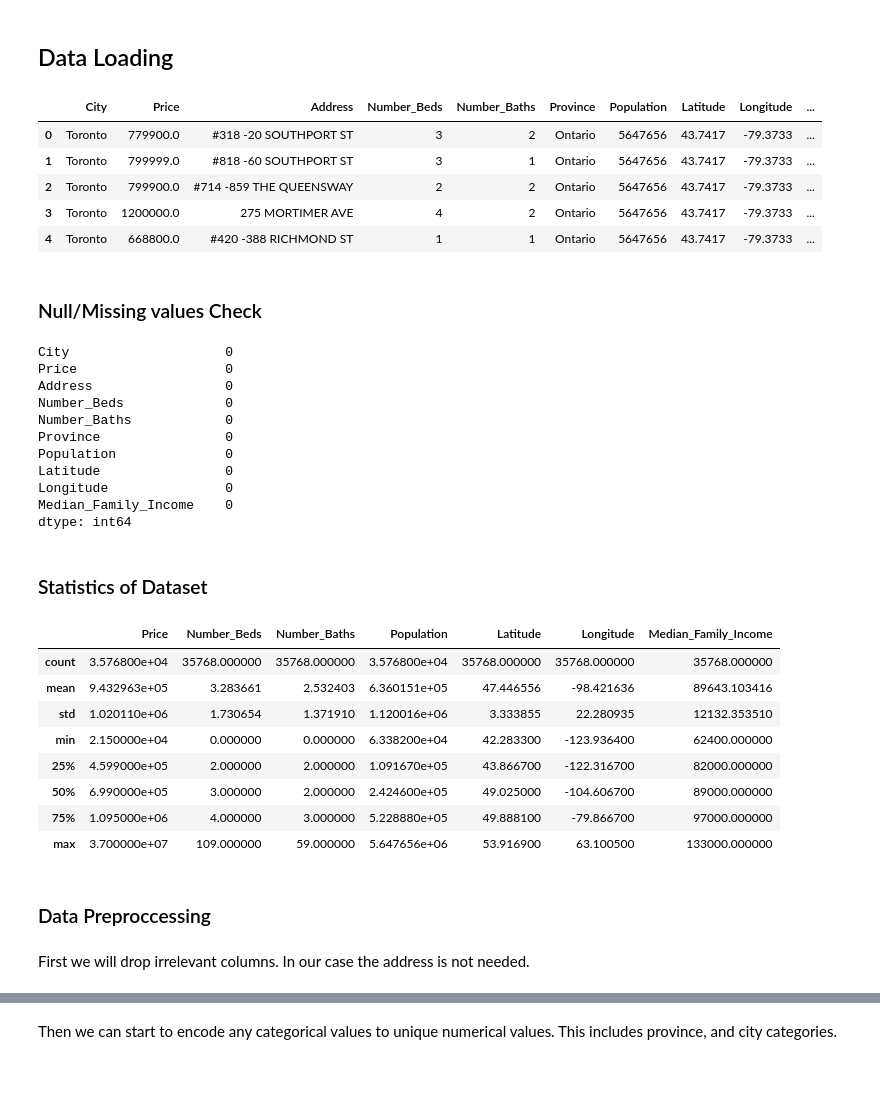
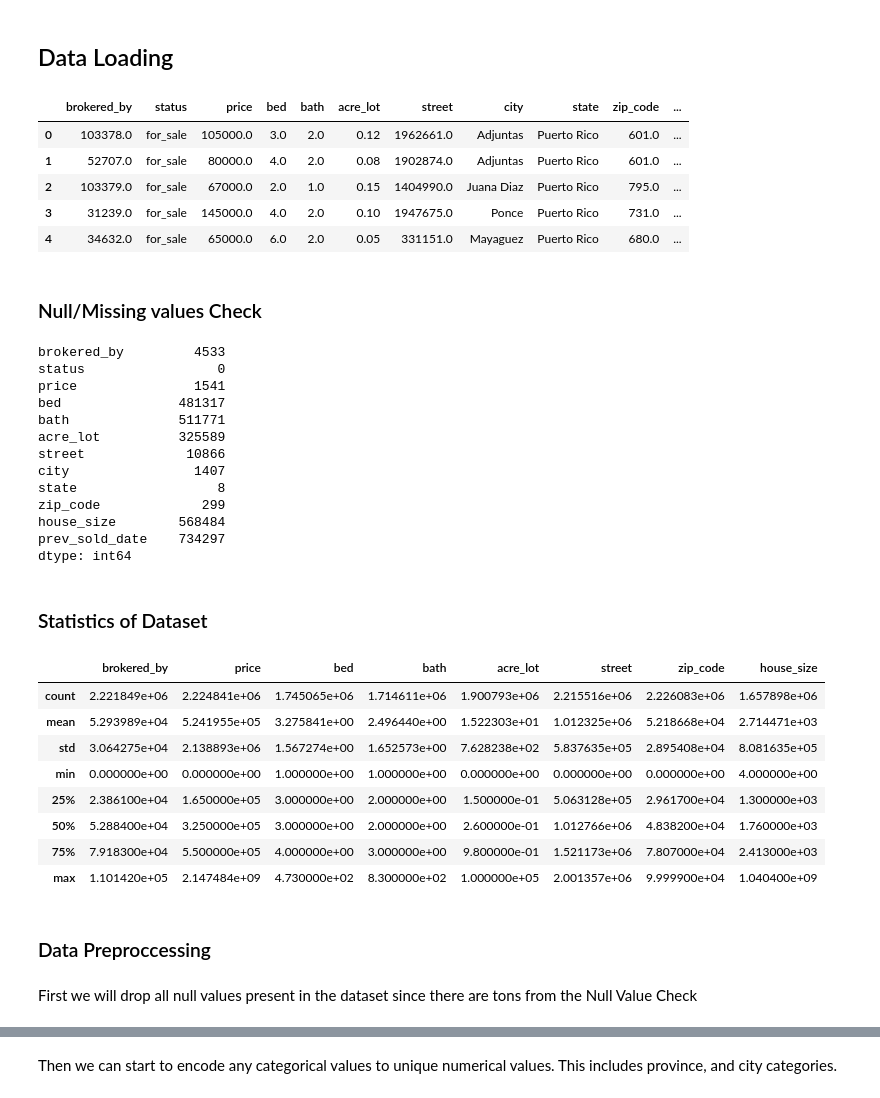
Before and after one commit to sandeepv6/house-prediction-tool, a Jupyter notebook: model/my_model.ipynb, the cells around one changed output, grey strips where cells are left out. Drawn from its saved outputs; the diff is of its cells as text; code cells hidden in the pictures.

```diff
--- a/model/my_model.ipynb
+++ b/model/my_model.ipynb
@@ -5,63 +5,63 @@
 # %%
 import pandas as pd
 import matplotlib
 import matplotlib.pyplot as plt
 import seaborn as sns
 import numpy as np
 import torch
 import torch.nn.functional as F
 from torch.utils.data import DataLoader, TensorDataset, random_split
 import pandas as pd
 import warnings
 warnings.filterwarnings('ignore')
 
-df = pd.read_csv('datasets/houselistings.csv', encoding='latin1')
+df = pd.read_csv('datasets/realtordataUS.csv', encoding='UTF-8')
 
 """ df['target'] = df['species'].replace({
     'Iris-setosa': 0,
     'Iris-versicolor': 1,
     'Iris-virginica': 2
 }) """
 
 df.head()
 # %% [output]
-|  | City | Price | Address | Number_Beds | Number_Baths | Province | Population | Latitude | Longitude | ... |
-| 0 | Toronto | 779900.0 | #318 -20 SOUTHPORT ST | 3 | 2 | Ontario | 5647656 | 43.7417 | -79.3733 | ... |
-| 1 | Toronto | 799999.0 | #818 -60 SOUTHPORT ST | 3 | 1 | Ontario | 5647656 | 43.7417 | -79.3733 | ... |
-| 2 | Toronto | 799900.0 | #714 -859 THE QUEENSWAY | 2 | 2 | Ontario | 5647656 | 43.7417 | -79.3733 | ... |
-| 3 | Toronto | 1200000.0 | 275 MORTIMER AVE | 4 | 2 | Ontario | 5647656 | 43.7417 | -79.3733 | ... |
-| 4 | Toronto | 668800.0 | #420 -388 RICHMOND ST | 1 | 1 | Ontario | 5647656 | 43.7417 | -79.3733 | ... |
+|  | brokered_by | status | price | bed | bath | acre_lot | street | city | state | zip_code | ... |
+| 0 | 103378.0 | for_sale | 105000.0 | 3.0 | 2.0 | 0.12 | 1962661.0 | Adjuntas | Puerto Rico | 601.0 | ... |
+| 1 | 52707.0 | for_sale | 80000.0 | 4.0 | 2.0 | 0.08 | 1902874.0 | Adjuntas | Puerto Rico | 601.0 | ... |
+| 2 | 103379.0 | for_sale | 67000.0 | 2.0 | 1.0 | 0.15 | 1404990.0 | Juana Diaz | Puerto Rico | 795.0 | ... |
+| 3 | 31239.0 | for_sale | 145000.0 | 4.0 | 2.0 | 0.10 | 1947675.0 | Ponce | Puerto Rico | 731.0 | ... |
+| 4 | 34632.0 | for_sale | 65000.0 | 6.0 | 2.0 | 0.05 | 331151.0 | Mayaguez | Puerto Rico | 680.0 | ... |
 # %% [markdown]
 ### Null/Missing values Check
 # %%
 print(df.isnull().sum())
 # %% [output]
-City                    0
-Price                   0
-Address                 0
-Number_Beds             0
-Number_Baths            0
-Province                0
-Population              0
-Latitude                0
-Longitude               0
-Median_Family_Income    0
+brokered_by         4533
+status                 0
+price               1541
+bed               481317
+bath              511771
+acre_lot          325589
+street             10866
+city                1407
+state                  8
+zip_code             299
+house_size        568484
+prev_sold_date    734297
 dtype: int64
 # %% [markdown]
 ### Statistics of Dataset
 # %%
 df.describe()
 # %% [output]
-|  | Price | Number_Beds | Number_Baths | Population | Latitude | Longitude | Median_Family_Income |
-| count | 3.576800e+04 | 35768.000000 | 35768.000000 | 3.576800e+04 | 35768.000000 | 35768.000000 | 35768.000000 |
-| mean | 9.432963e+05 | 3.283661 | 2.532403 | 6.360151e+05 | 47.446556 | -98.421636 | 89643.103416 |
-| std | 1.020110e+06 | 1.730654 | 1.371910 | 1.120016e+06 | 3.333855 | 22.280935 | 12132.353510 |
-| min | 2.150000e+04 | 0.000000 | 0.000000 | 6.338200e+04 | 42.283300 | -123.936400 | 62400.000000 |
-| 25% | 4.599000e+05 | 2.000000 | 2.000000 | 1.091670e+05 | 43.866700 | -122.316700 | 82000.000000 |
-| 50% | 6.990000e+05 | 3.000000 | 2.000000 | 2.424600e+05 | 49.025000 | -104.606700 | 89000.000000 |
-| 75% | 1.095000e+06 | 4.000000 | 3.000000 | 5.228880e+05 | 49.888100 | -79.866700 | 97000.000000 |
-| max | 3.700000e+07 | 109.000000 | 59.000000 | 5.647656e+06 | 53.916900 | 63.100500 | 133000.000000 |
+|  | brokered_by | price | bed | bath | acre_lot | street | zip_code | house_size |
+| count | 2.221849e+06 | 2.224841e+06 | 1.745065e+06 | 1.714611e+06 | 1.900793e+06 | 2.215516e+06 | 2.226083e+06 | 1.657898e+06 |
+| mean | 5.293989e+04 | 5.241955e+05 | 3.275841e+00 | 2.496440e+00 | 1.522303e+01 | 1.012325e+06 | 5.218668e+04 | 2.714471e+03 |
+| std | 3.064275e+04 | 2.138893e+06 | 1.567274e+00 | 1.652573e+00 | 7.628238e+02 | 5.837635e+05 | 2.895408e+04 | 8.081635e+05 |
+| min | 0.000000e+00 | 0.000000e+00 | 1.000000e+00 | 1.000000e+00 | 0.000000e+00 | 0.000000e+00 | 0.000000e+00 | 4.000000e+00 |
+| 25% | 2.386100e+04 | 1.650000e+05 | 3.000000e+00 | 2.000000e+00 | 1.500000e-01 | 5.063128e+05 | 2.961700e+04 | 1.300000e+03 |
+| 50% | 5.288400e+04 | 3.250000e+05 | 3.000000e+00 | 2.000000e+00 | 2.600000e-01 | 1.012766e+06 | 4.838200e+04 | 1.760000e+03 |
+| 75% | 7.918300e+04 | 5.500000e+05 | 4.000000e+00 | 3.000000e+00 | 9.800000e-01 | 1.521173e+06 | 7.807000e+04 | 2.413000e+03 |
+| max | 1.101420e+05 | 2.147484e+09 | 4.730000e+02 | 8.300000e+02 | 1.000000e+05 | 2.001357e+06 | 9.999900e+04 | 1.040400e+09 |
 # %% [markdown]
 ### Data Preproccessing
-# %% [markdown]
-First we will drop irrelevant columns. In our case the address is not needed.
@@ -69,0 +68,2 @@ df = df.drop(columns=['Address'])
+# %% [markdown]
+First we will drop all null values present in the dataset since there are tons from the Null Value Check
```
Also changed, not shown: parts of 18 cells of this notebook.
